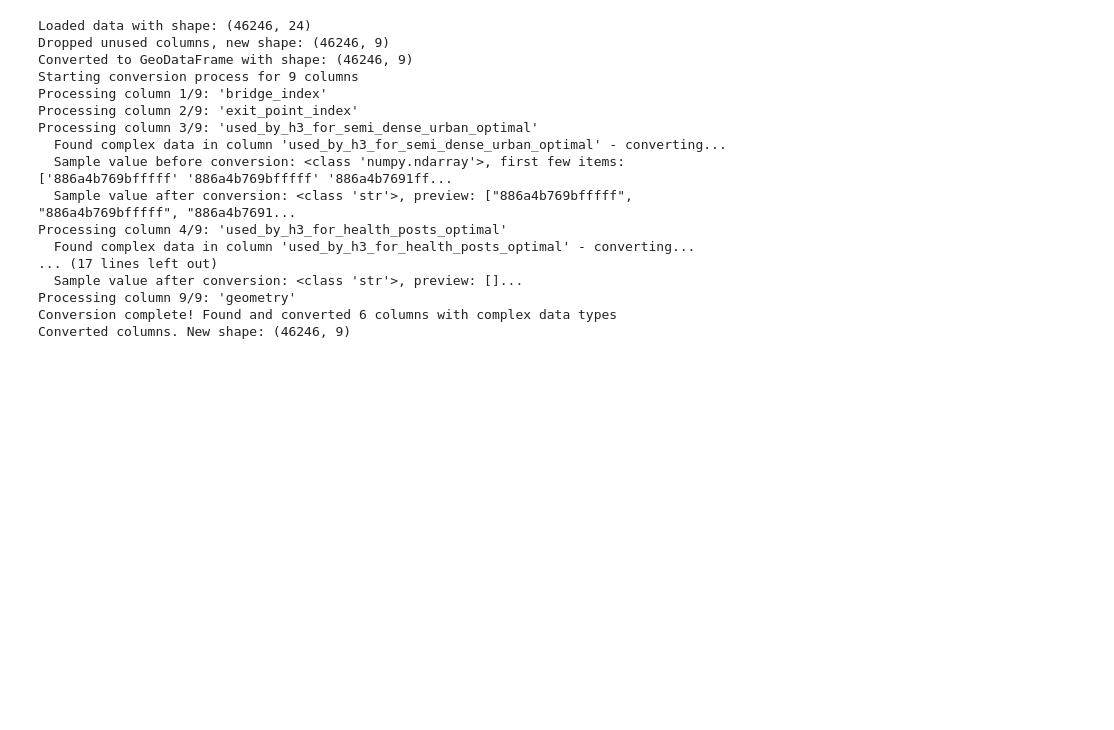
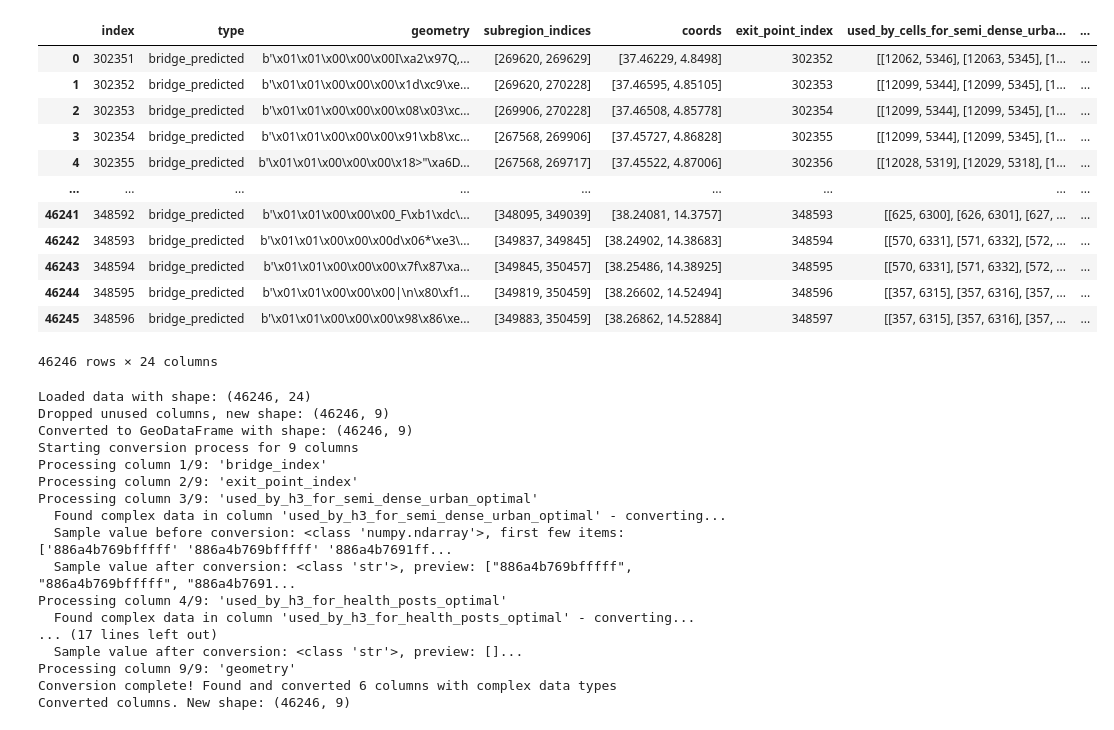
Before and after one commit to bridgestoprosperity/general-data, a Jupyter notebook: notebooks/impact-map-processing/bridge-processing.ipynb, the cells around one changed output. Cells and saved outputs as stored; diff of their text form; code cells hidden in the pictures; blank space fills up the shorter version.

Commit message:
updating with bridge prep notebooks

```diff
--- a/notebooks/impact-map-processing/bridge-processing.ipynb
+++ b/notebooks/impact-map-processing/bridge-processing.ipynb
@@ -104,6 +104,23 @@ rwanda_path = os.path.join(local_path, "rwanda/",bridge_view_path)
 tanzania_path = os.path.join(local_path, "tanzania/",bridge_view_path)
 uganda_path = os.path.join(local_path, "uganda/",bridge_view_path)
 zambia_path = os.path.join(local_path, "zambia/",bridge_view_path)
+# %%
+test = pd.read_parquet(et_path)
+test
+# %% [output]
+|  | index | type | geometry | subregion_indices | coords | exit_point_index | used_by_cells_for_semi_dense_urba... | ... |
+| 0 | 302351 | bridge_predicted | b'\x01\x01\x00\x00\x00I\xa2\x97Q,... | [269620, 269629] | [37.46229, 4.8498] | 302352 | [[12062, 5346], [12063, 5345], [1... | ... |
+| 1 | 302352 | bridge_predicted | b'\x01\x01\x00\x00\x00\x1d\xc9\xe... | [269620, 270228] | [37.46595, 4.85105] | 302353 | [[12099, 5344], [12099, 5345], [1... | ... |
+| 2 | 302353 | bridge_predicted | b'\x01\x01\x00\x00\x00\x08\x03\xc... | [269906, 270228] | [37.46508, 4.85778] | 302354 | [[12099, 5344], [12099, 5345], [1... | ... |
+| 3 | 302354 | bridge_predicted | b'\x01\x01\x00\x00\x00\x91\xb8\xc... | [267568, 269906] | [37.45727, 4.86828] | 302355 | [[12099, 5344], [12099, 5345], [1... | ... |
+| 4 | 302355 | bridge_predicted | b'\x01\x01\x00\x00\x00\x18>"\xa6D... | [267568, 269717] | [37.45522, 4.87006] | 302356 | [[12028, 5319], [12029, 5318], [1... | ... |
+| ... | ... | ... | ... | ... | ... | ... | ... | ... |
+| 46241 | 348592 | bridge_predicted | b'\x01\x01\x00\x00\x00_F\xb1\xdc\... | [348095, 349039] | [38.24081, 14.3757] | 348593 | [[625, 6300], [626, 6301], [627, ... | ... |
+| 46242 | 348593 | bridge_predicted | b'\x01\x01\x00\x00\x00d\x06*\xe3\... | [349837, 349845] | [38.24902, 14.38683] | 348594 | [[570, 6331], [571, 6332], [572, ... | ... |
+| 46243 | 348594 | bridge_predicted | b'\x01\x01\x00\x00\x00\x7f\x87\xa... | [349845, 350457] | [38.25486, 14.38925] | 348595 | [[570, 6331], [571, 6332], [572, ... | ... |
+| 46244 | 348595 | bridge_predicted | b'\x01\x01\x00\x00\x00|\n\x80\xf1... | [349819, 350459] | [38.26602, 14.52494] | 348596 | [[357, 6315], [357, 6316], [357, ... | ... |
+| 46245 | 348596 | bridge_predicted | b'\x01\x01\x00\x00\x00\x98\x86\xe... | [349883, 350459] | [38.26862, 14.52884] | 348597 | [[357, 6315], [357, 6316], [357, ... | ... |
+46246 rows × 24 columns
 # %%
 et_bridges = process_data(et_path)
 # %% [output]
```
Also changed, not shown: parts of 8 cells of this notebook, 4 other files.
